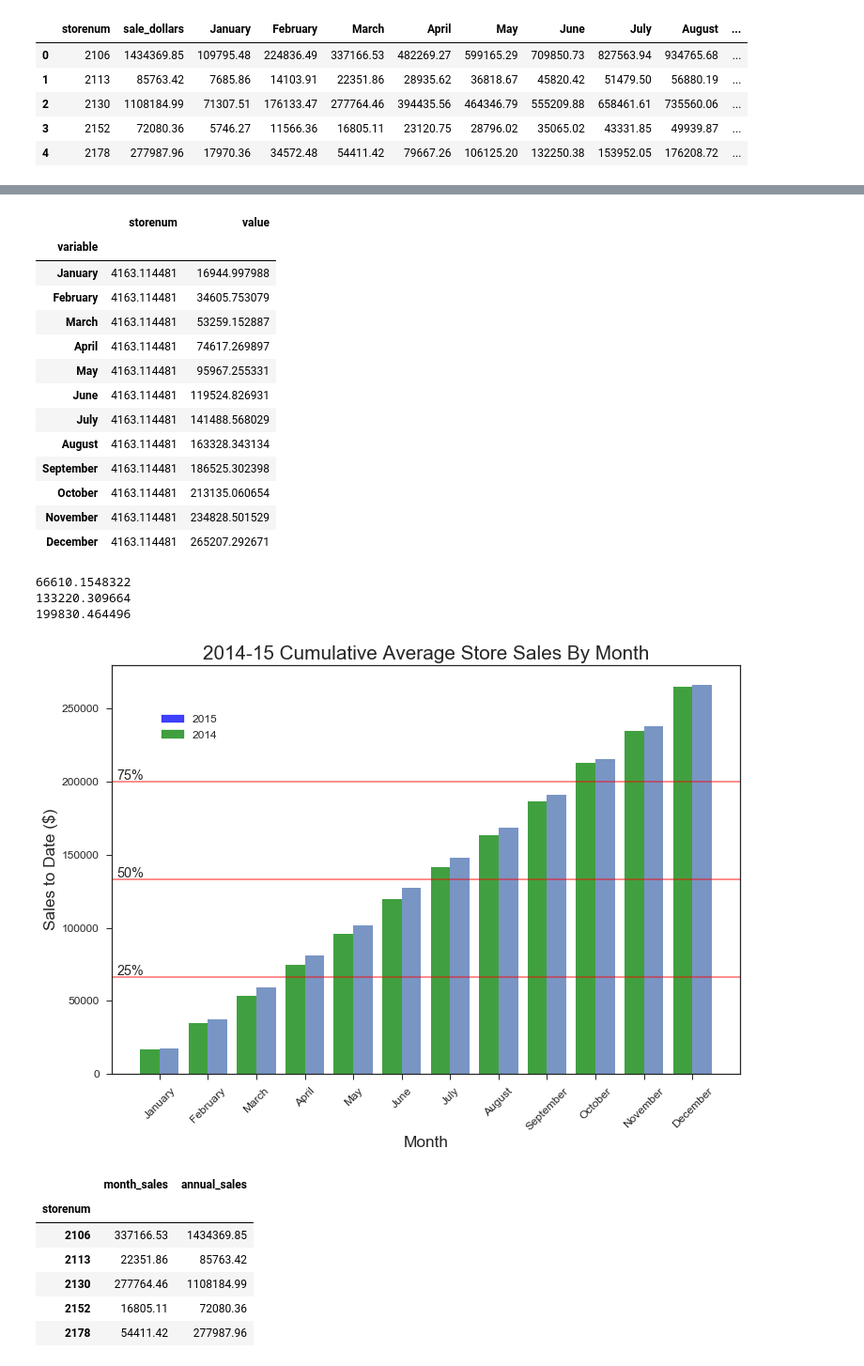
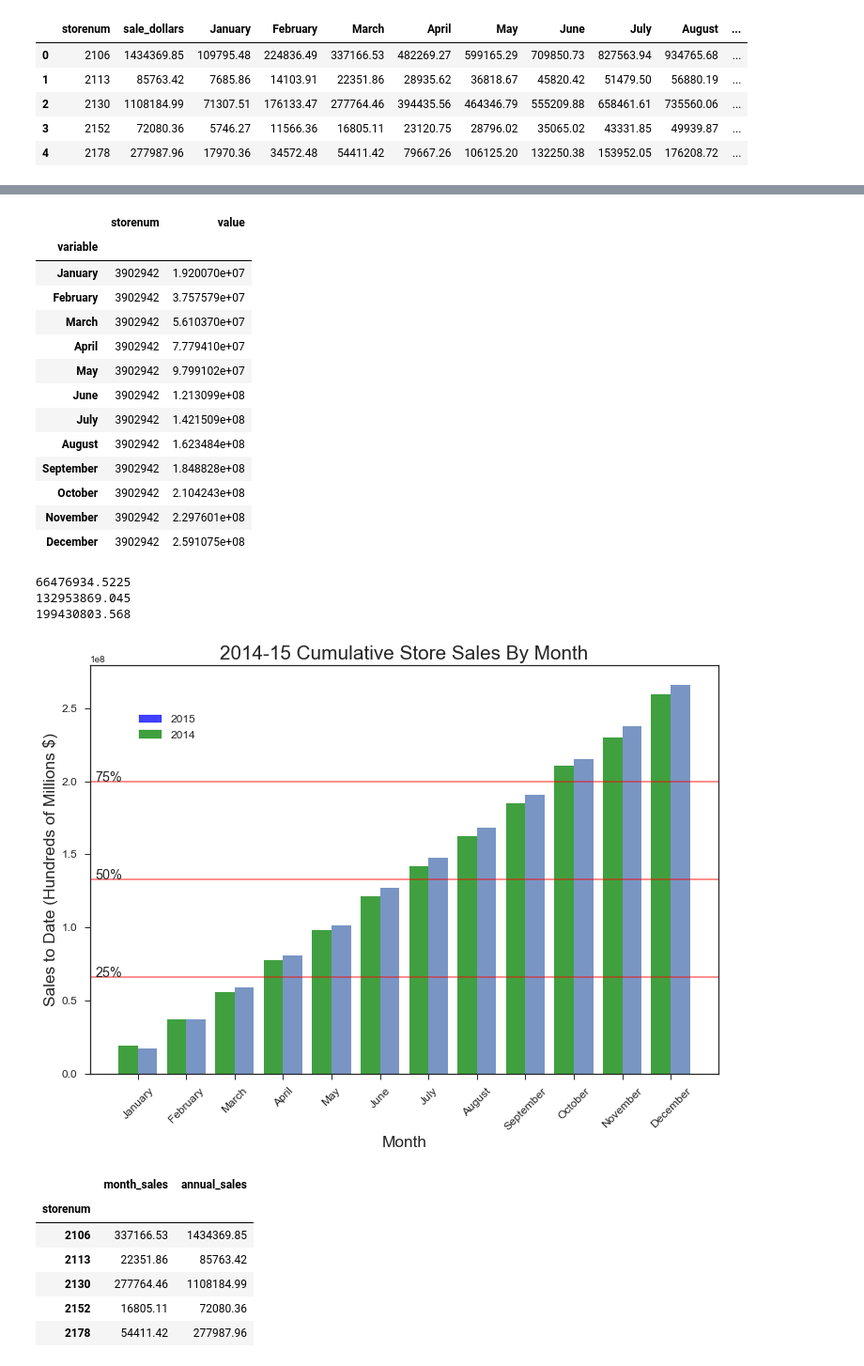
Before and after one commit to mjschillawski/Liquor-Sales-Linear-Regression, a Jupyter notebook: code/2016 Iowa Liquor Sales Projections.ipynb, the cells around one changed output, grey strips where cells are left out. Shown at 94% size. Drawn from its saved outputs; the diff is of its cells as text; code cells hidden in the pictures.

```diff
--- a/code/2016 Iowa Liquor Sales Projections.ipynb
+++ b/code/2016 Iowa Liquor Sales Projections.ipynb
@@ -2138,10 +2195,10 @@ cms_sales2014.head()
 # %%
 cms_sales2015_long = pd.melt(cms_sales2015, id_vars=['storenum'])
-cms_sales2015_avg = cms_sales2015_long.groupby('variable').mean()
+cms_sales2015_avg = cms_sales2015_long.groupby('variable').sum()
 cms_sales2015_avg.drop('sale_dollars',inplace=True)
 # %%
 cms_sales2014_long = pd.melt(cms_sales2014, id_vars=['storenum'])
-cms_sales2014_avg = cms_sales2014_long.groupby('variable').mean()
+cms_sales2014_avg = cms_sales2014_long.groupby('variable').sum()
 #cms_sales2014_avg.drop('sale_dollars',inplace=True)
 # %%
 #https://stackoverflow.com/questions/30009948/how-to-reorder-indexed-rows-based-on-a-list-in-pandas-data-frame
@@ -2173,65 +2230,65 @@ cms_sales2014_avg
 # %% [output]
 |  | storenum | value |
 | variable |  |  |
-| January | 4163.114481 | 16944.997988 |
-| February | 4163.114481 | 34605.753079 |
-| March | 4163.114481 | 53259.152887 |
-| April | 4163.114481 | 74617.269897 |
-| May | 4163.114481 | 95967.255331 |
-| June | 4163.114481 | 119524.826931 |
-| July | 4163.114481 | 141488.568029 |
-| August | 4163.114481 | 163328.343134 |
-| September | 4163.114481 | 186525.302398 |
-| October | 4163.114481 | 213135.060654 |
-| November | 4163.114481 | 234828.501529 |
-| December | 4163.114481 | 265207.292671 |
+| January | 3902942 | 1.920070e+07 |
+| February | 3902942 | 3.757579e+07 |
+| March | 3902942 | 5.610370e+07 |
+| April | 3902942 | 7.779410e+07 |
+| May | 3902942 | 9.799102e+07 |
+| June | 3902942 | 1.213099e+08 |
+| July | 3902942 | 1.421509e+08 |
+| August | 3902942 | 1.623484e+08 |
+| September | 3902942 | 1.848828e+08 |
+| October | 3902942 | 2.104243e+08 |
+| November | 3902942 | 2.297601e+08 |
+| December | 3902942 | 2.591075e+08 |
 # %%
 print(cms_sales2015_avg['value'].max() * .25)
 print(cms_sales2015_avg['value'].max() * .5)
 print(cms_sales2015_avg['value'].max() * .75)
 # %% [output]
-66610.1548322
-133220.309664
-199830.464496
+66476934.5225
+132953869.045
+199430803.568
 # %%
 sns.set(style = 'ticks')
 
 fig = plt.figure(figsize=(12,8))
 ax = fig.add_subplot(111)
 
 ind = np.arange(2,26,2)
 
 _ = plt.bar(ind, cms_sales2014_avg['value'],alpha=0.75,color='g',width=-0.8,align='edge')
 _ = plt.bar(ind, cms_sales2015_avg['value'],alpha=0.75,width=0.8,align='edge')
 
 _ = plt.xticks(ind, ('January','February','March','April',
                     'May','June','July','August',
                     'September','October','November','December'),fontsize='medium',rotation=45)
 
 _ = plt.yticks(fontsize='medium')
 _ = plt.xlabel('Month',fontsize='x-large')
-_ = plt.ylabel('Sales to Date ($)',fontsize='x-large')
-_ = plt.title('2014-15 Cumulative Average Store Sales By Month',fontsize='xx-large')
+_ = plt.ylabel('Sales to Date (Hundreds of Millions $)',fontsize='x-large')
+_ = plt.title('2014-15 Cumulative Store Sales By Month',fontsize='xx-large')
 #_ = plt.suptitle('Quarterly sales align ',fontsize='xx-large')
 
 
-_ = plt.axhline(y=66610,c='red',alpha=0.5)
-_ = plt.axhline(y=133220,c='red',alpha=0.5)
-_ = plt.axhline(y=199830,c='red',alpha=0.5)
+_ = plt.axhline(y=66476934,c='red',alpha=0.5)
+_ = plt.axhline(y=132953869,c='red',alpha=0.5)
+_ = plt.axhline(y=199430803,c='red',alpha=0.5)
 
-_ = plt.text(0.25,67500,'25%',fontsize='large')
-_ = plt.text(0.25,134500,'50%',fontsize='large')
-_ = plt.text(0.25,201500,'75%',fontsize='large')
+_ = plt.text(0.25,66500000,'25%',fontsize='large')
+_ = plt.text(0.25,133000000,'50%',fontsize='large')
+_ = plt.text(0.25,200000000,'75%',fontsize='large')
 
 import matplotlib.patches as mpatches
 red_patch = mpatches.Patch(color='green', label='2014',alpha=0.75)
 blue_patch = mpatches.Patch(color='blue',label='2015',alpha=0.75)
 plt.legend(handles=[blue_patch,red_patch],bbox_to_anchor=(0,1),
            ncol=1, mode="expand", borderaxespad=4,fontsize='medium');
 
 plt.savefig('cumulative1415.jpg')
 # %% [output]
-[figure, old version]
+[figure, new version]
 # %%
 first3 = storesmonth2015[storesmonth2015['date'].isin(['January','February','March'])]
 first3 = pd.merge(first3,y2015.reset_index(),on='storenum')
```
Also changed, not shown: parts of 82 cells of this notebook, 1 other file.
